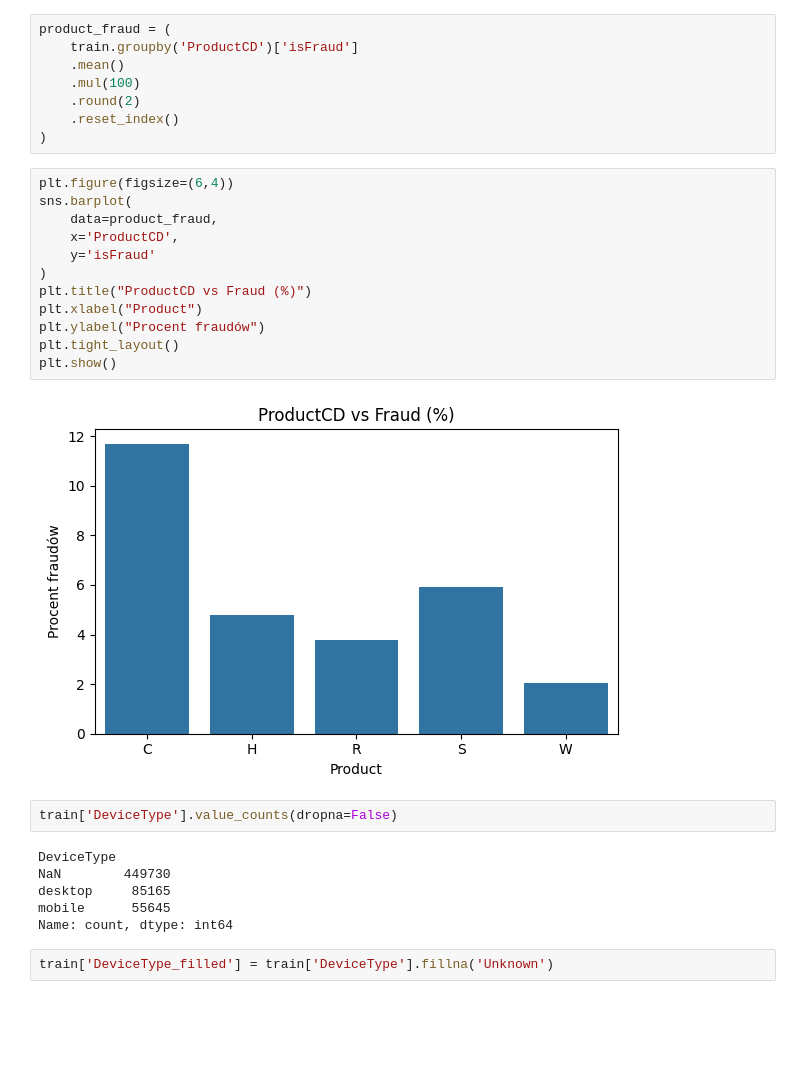
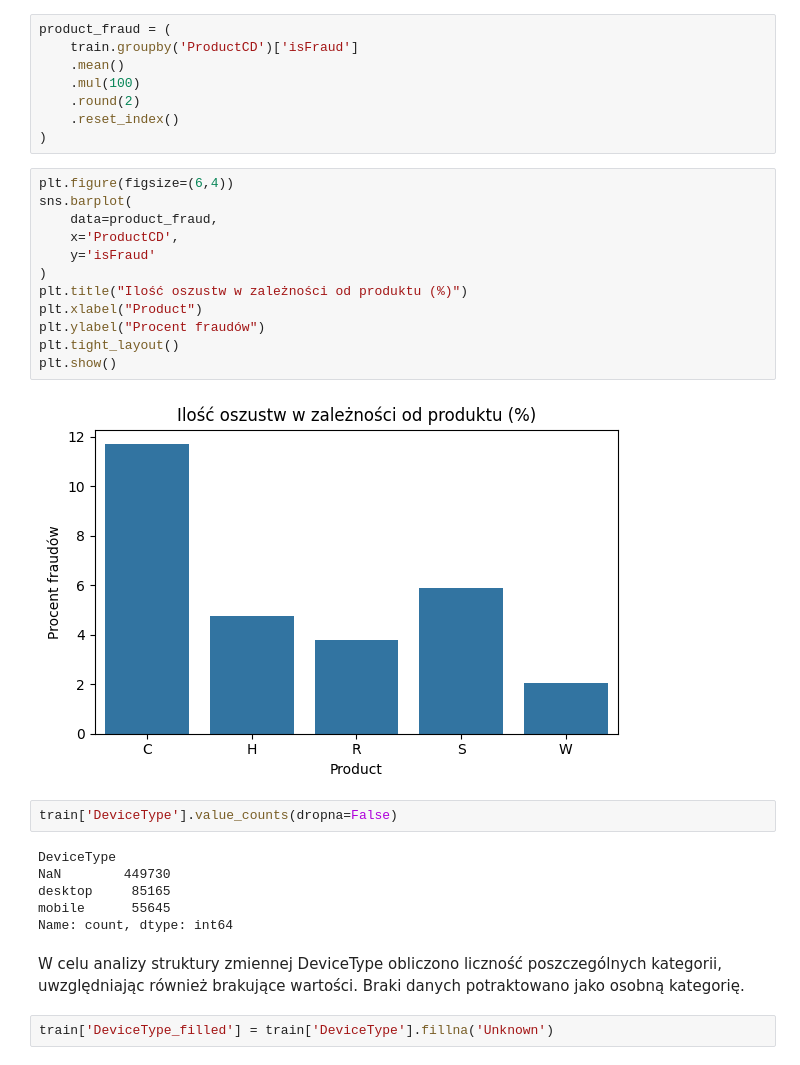
Before and after one commit to MateuszMalys89/Fraud-detection-ML, a Jupyter notebook: Analiza_Danych_PD.ipynb, the cells around one changed output. Drawn from its saved outputs; the diff is of its cells as text; blank space fills up the shorter version.

```diff
--- a/Analiza_Danych_PD.ipynb
+++ b/Analiza_Danych_PD.ipynb
@@ -369,17 +404,17 @@ product_fraud = (
 # %%
 plt.figure(figsize=(6,4))
 sns.barplot(
     data=product_fraud,
     x='ProductCD',
     y='isFraud'
 )
-plt.title("ProductCD vs Fraud (%)")
+plt.title("Ilość oszustw w zależności od produktu (%)")
 plt.xlabel("Product")
 plt.ylabel("Procent fraudów")
 plt.tight_layout()
 plt.show()
 # %% [output]
-[figure, old version]
+[figure, new version]
 # %%
 train['DeviceType'].value_counts(dropna=False)
 # %% [output]
@@ -388,6 +423,8 @@ NaN        449730
 desktop     85165
 mobile      55645
 Name: count, dtype: int64
+# %% [markdown]
+W celu analizy struktury zmiennej DeviceType obliczono liczność poszczególnych kategorii, uwzględniając również brakujące wartości. Braki danych potraktowano jako osobną kategorię.
 # %%
 train['DeviceType_filled'] = train['DeviceType'].fillna('Unknown')
 # %%
```
Also changed, not shown: parts of 83 cells of this notebook.
